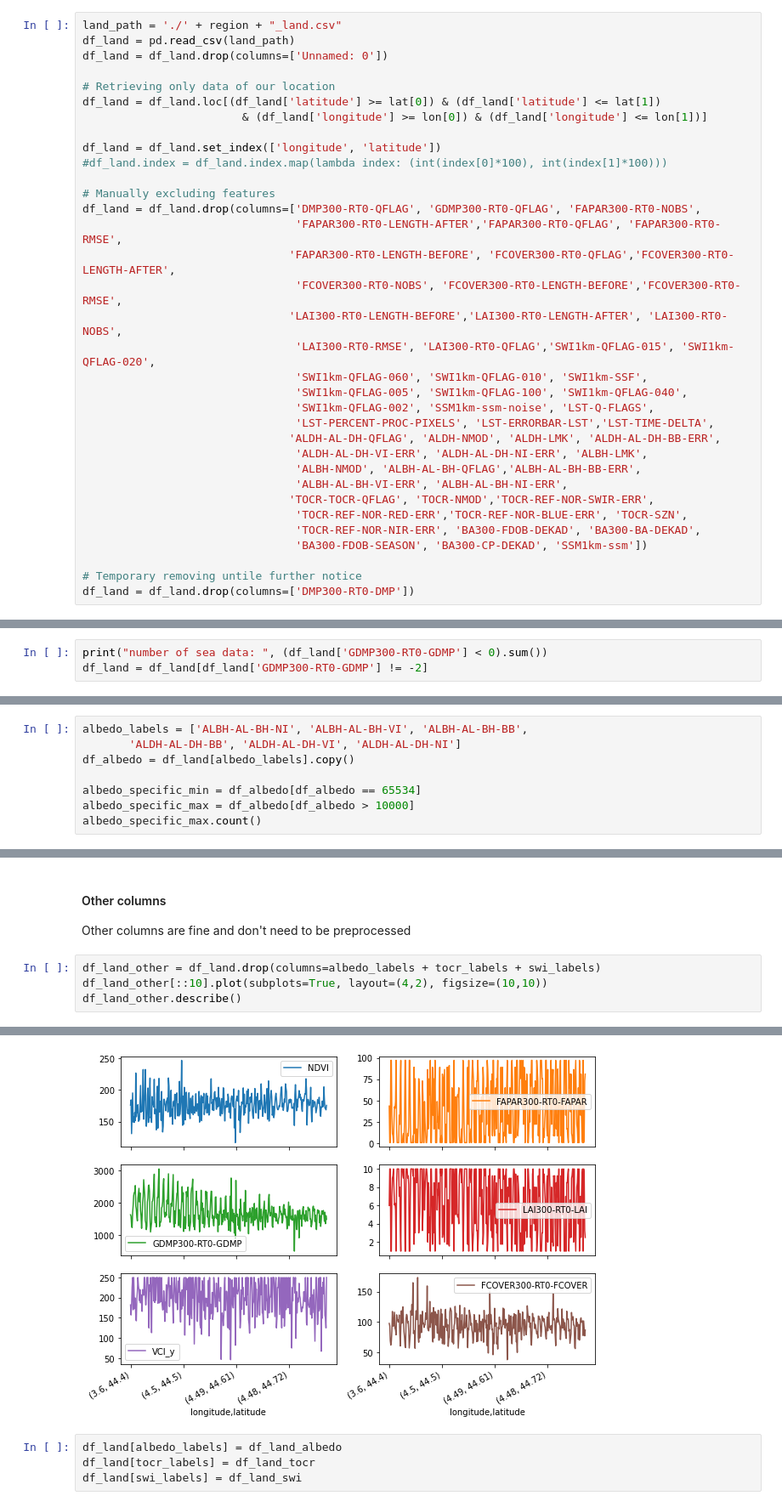
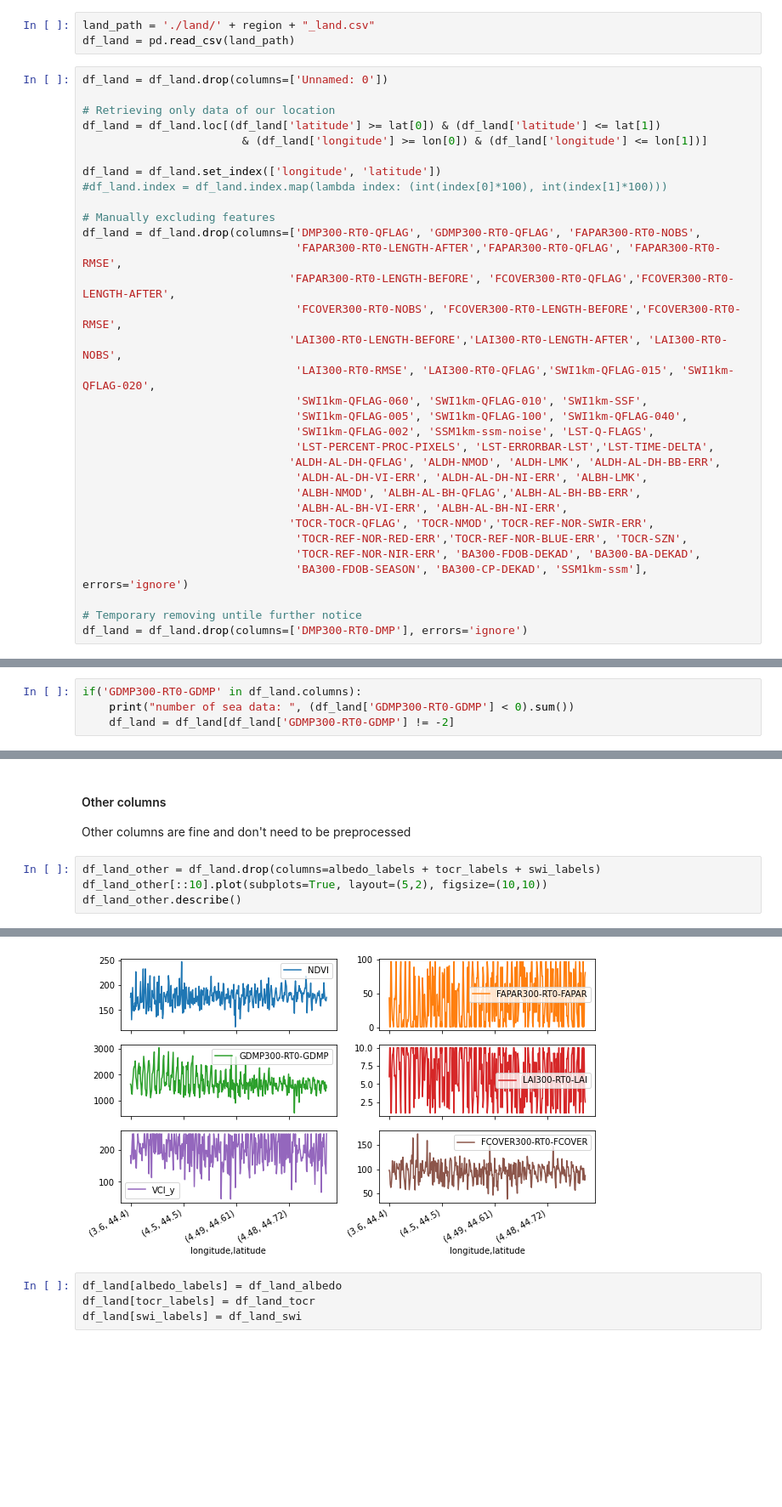
Before and after one commit to vincenzomadaghiele/Regression-of-biodiversity-indicators, a Jupyter notebook: DatasetCleaning/data_cleaning.ipynb, the cells around one changed output, grey strips where cells are left out. Shown at 85% size. Cells and saved outputs as stored; diff of their text form; blank space fills up the shorter version.

Commit message:
feat: merged datasets, added regression over full data

```diff
--- a/DatasetCleaning/data_cleaning.ipynb
+++ b/DatasetCleaning/data_cleaning.ipynb
@@ -107,9 +111,10 @@ array([[<matplotlib.axes._subplots.AxesSubplot object at 0x...>,
 ## Land Dataset
 
 The land dataset has been retrieved from the *Copernicus Land Service*, we manually checked the feature and excluded some of them.
+# %%
+land_path = './land/' + region + "_land.csv"
+df_land = pd.read_csv(land_path)
 # %%
-land_path = './' + region + "_land.csv"
-df_land = pd.read_csv(land_path)
 df_land = df_land.drop(columns=['Unnamed: 0'])
 
 # Retrieving only data of our location
@@ -137,7 +142,7 @@ df_land = df_land.drop(columns=['DMP300-RT0-QFLAG', 'GDMP300-RT0-QFLAG', 'FAPAR3
                                'TOCR-TOCR-QFLAG', 'TOCR-NMOD','TOCR-REF-NOR-SWIR-ERR',
                                 'TOCR-REF-NOR-RED-ERR','TOCR-REF-NOR-BLUE-ERR', 'TOCR-SZN',
                                 'TOCR-REF-NOR-NIR-ERR', 'BA300-FDOB-DEKAD', 'BA300-BA-DEKAD',
-                                'BA300-FDOB-SEASON', 'BA300-CP-DEKAD', 'SSM1km-ssm'])
+                                'BA300-FDOB-SEASON', 'BA300-CP-DEKAD', 'SSM1km-ssm'], errors='ignore')
 
 # Temporary removing untile further notice
-df_land = df_land.drop(columns=['DMP300-RT0-DMP'])
+df_land = df_land.drop(columns=['DMP300-RT0-DMP'], errors='ignore')
@@ -148,8 +173,9 @@ Before starting to clean the dataset, we have to do an observation. The choosen
 
 To remove seas data we can use the *GDMP300-RT0-GDMP* columns whose value are set to less than 0 for sea data.
 # %%
-print("number of sea data: ", (df_land['GDMP300-RT0-GDMP'] < 0).sum())
-df_land = df_land[df_land['GDMP300-RT0-GDMP'] != -2]
+if('GDMP300-RT0-GDMP' in df_land.columns):
+    print("number of sea data: ", (df_land['GDMP300-RT0-GDMP'] < 0).sum())
+    df_land = df_land[df_land['GDMP300-RT0-GDMP'] != -2]
 # %% [output]
 number of sea data:  6
 # %% [markdown]
@@ -244,11 +281,3 @@ df_land_albedo.describe()
 | 50% | 1205.000000 | 965.000000 | 1878.250000 | 2476.000000 | 294.000000 | 953.000000 |
 | 75% | 1220.000000 | 975.000000 | 2004.000000 | 2658.000000 | 355.000000 | 958.000000 |
 | max | 10000.000000 | 10000.000000 | 10000.000000 | 10000.000000 | 10000.000000 | 10000.000000 |
-# %%
-albedo_labels = ['ALBH-AL-BH-NI', 'ALBH-AL-BH-VI', 'ALBH-AL-BH-BB',
-       'ALDH-AL-DH-BB', 'ALDH-AL-DH-VI', 'ALDH-AL-DH-NI']
-df_albedo = df_land[albedo_labels].copy()
-
-albedo_specific_min = df_albedo[df_albedo == 65534]
-albedo_specific_max = df_albedo[df_albedo > 10000]
-albedo_specific_max.count()
@@ -411,19 +408,19 @@ df_land_swi.describe()
 Other columns are fine and don't need to be preprocessed
 # %%
 df_land_other = df_land.drop(columns=albedo_labels + tocr_labels + swi_labels)
-df_land_other[::10].plot(subplots=True, layout=(4,2), figsize=(10,10))
+df_land_other[::10].plot(subplots=True, layout=(5,2), figsize=(10,10))
 df_land_other.describe()
 # %% [output]
 |  | NDVI | FAPAR300-RT0-FAPAR | GDMP300-RT0-GDMP | LAI300-RT0-LAI | VCI_y | FCOVER300-RT0-FCOVER |
 | count | 3726.000000 | 3726.000000 | 3726.000000 | 3726.000000 | 3726.000000 | 3726.000000 |
 | mean | 177.613763 | 38.351762 | 1713.957167 | 6.496090 | 199.779321 | 94.840190 |
 | std | 17.346144 | 34.655369 | 384.382395 | 3.251110 | 41.808644 | 18.247453 |
 | min | 64.500000 | 1.000000 | -1.777778 | 0.111111 | 0.000000 | 33.833333 |
 | 25% | 166.703125 | 1.000000 | 1454.166667 | 3.812500 | 171.000000 | 83.557292 |
 | 50% | 177.111111 | 33.000000 | 1636.875000 | 7.000000 | 201.000000 | 95.222222 |
 | 75% | 188.333333 | 67.000000 | 1902.145833 | 10.000000 | 241.500000 | 106.333333 |
 | max | 252.000000 | 97.000000 | 3112.222222 | 10.000000 | 250.000000 | 255.000000 |
-[figure, old version]
+[figure, new version]
 # %%
 df_land[albedo_labels] = df_land_albedo
 df_land[tocr_labels] = df_land_tocr
```
Also changed, not shown: parts of 22 cells of this notebook, 20 other files.
